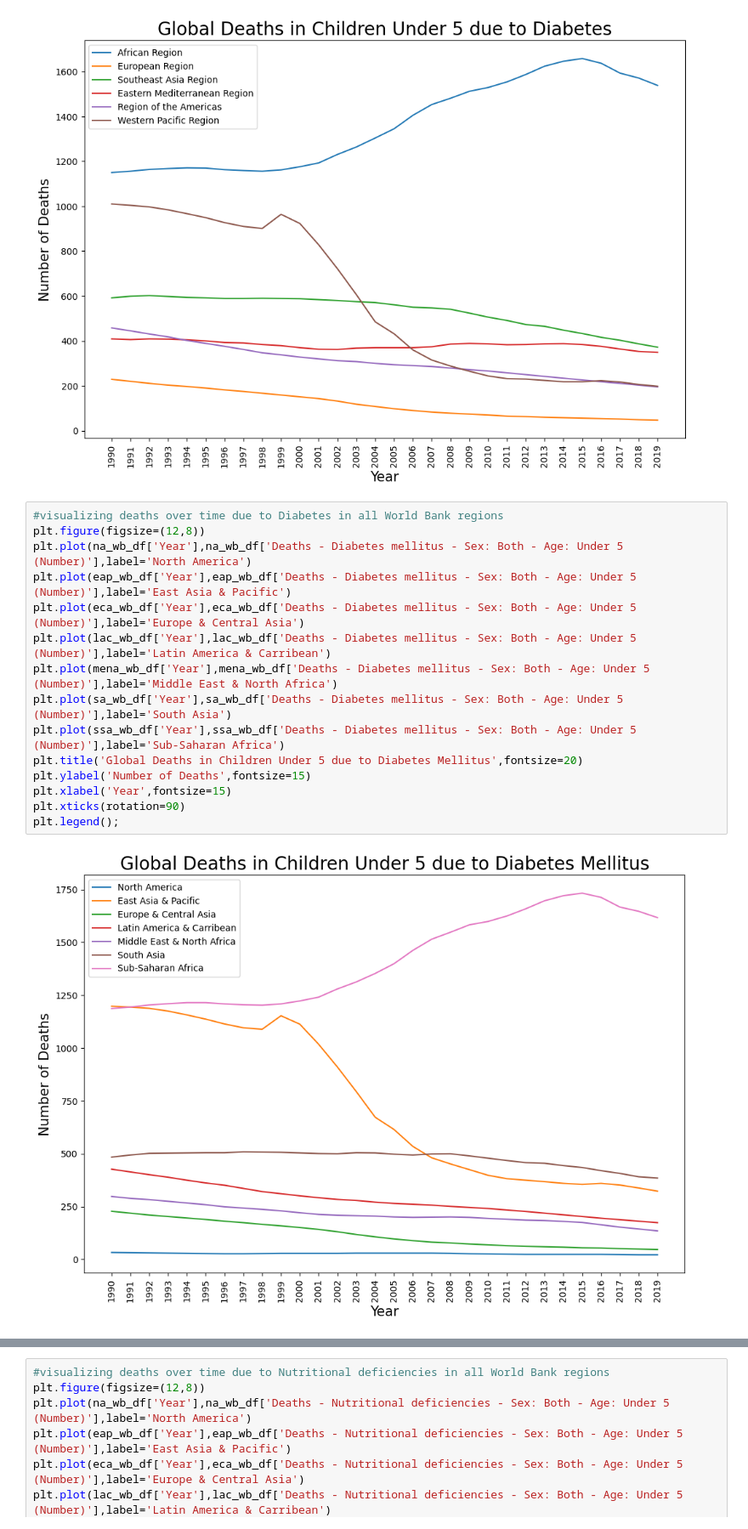
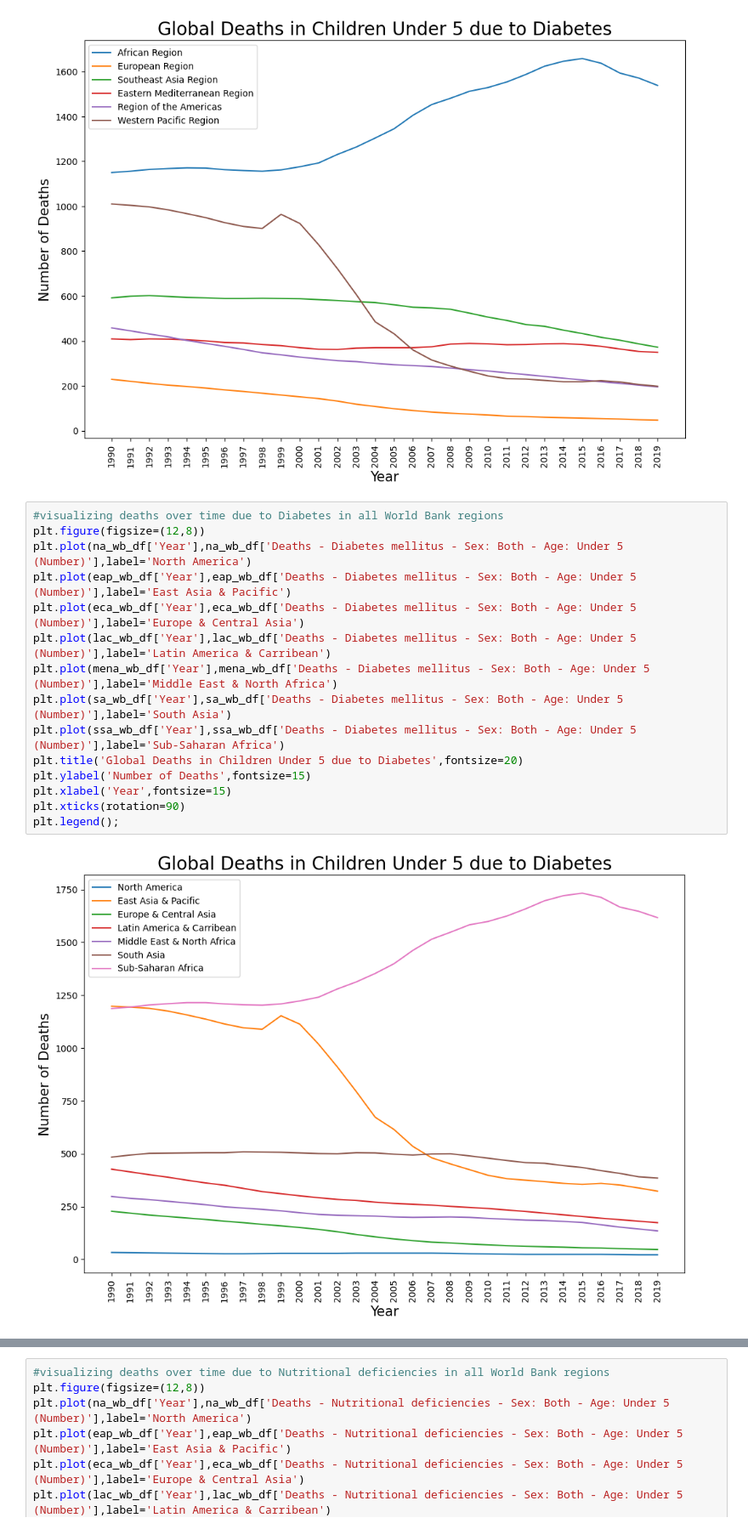
Before and after one commit to dantrainor9/Causes-of-Death, a Jupyter notebook: Causes_of_Death.ipynb, the cells around one changed output, grey strips where cells are left out. Shown at 85% size. Drawn from its saved outputs; the diff is of its cells as text.

```diff
--- a/Causes_of_Death.ipynb
+++ b/Causes_of_Death.ipynb
@@ -278,17 +278,17 @@ plt.legend();
 # %%
 #visualizing deaths over time due to Diabetes in all World Bank regions
 plt.figure(figsize=(12,8))
 plt.plot(na_wb_df['Year'],na_wb_df['Deaths - Diabetes mellitus - Sex: Both - Age: Under 5 (Number)'],label='North America')
 plt.plot(eap_wb_df['Year'],eap_wb_df['Deaths - Diabetes mellitus - Sex: Both - Age: Under 5 (Number)'],label='East Asia & Pacific')
 plt.plot(eca_wb_df['Year'],eca_wb_df['Deaths - Diabetes mellitus - Sex: Both - Age: Under 5 (Number)'],label='Europe & Central Asia')
 plt.plot(lac_wb_df['Year'],lac_wb_df['Deaths - Diabetes mellitus - Sex: Both - Age: Under 5 (Number)'],label='Latin America & Carribean')
 plt.plot(mena_wb_df['Year'],mena_wb_df['Deaths - Diabetes mellitus - Sex: Both - Age: Under 5 (Number)'],label='Middle East & North Africa')
 plt.plot(sa_wb_df['Year'],sa_wb_df['Deaths - Diabetes mellitus - Sex: Both - Age: Under 5 (Number)'],label='South Asia')
 plt.plot(ssa_wb_df['Year'],ssa_wb_df['Deaths - Diabetes mellitus - Sex: Both - Age: Under 5 (Number)'],label='Sub-Saharan Africa')
-plt.title('Global Deaths in Children Under 5 due to Diabetes Mellitus',fontsize=20)
+plt.title('Global Deaths in Children Under 5 due to Diabetes',fontsize=20)
 plt.ylabel('Number of Deaths',fontsize=15)
 plt.xlabel('Year',fontsize=15)
 plt.xticks(rotation=90)
 plt.legend();
 # %% [output]
-[figure, old version]
+[figure, new version]
```
Also changed, not shown: parts of 2 cells of this notebook.
